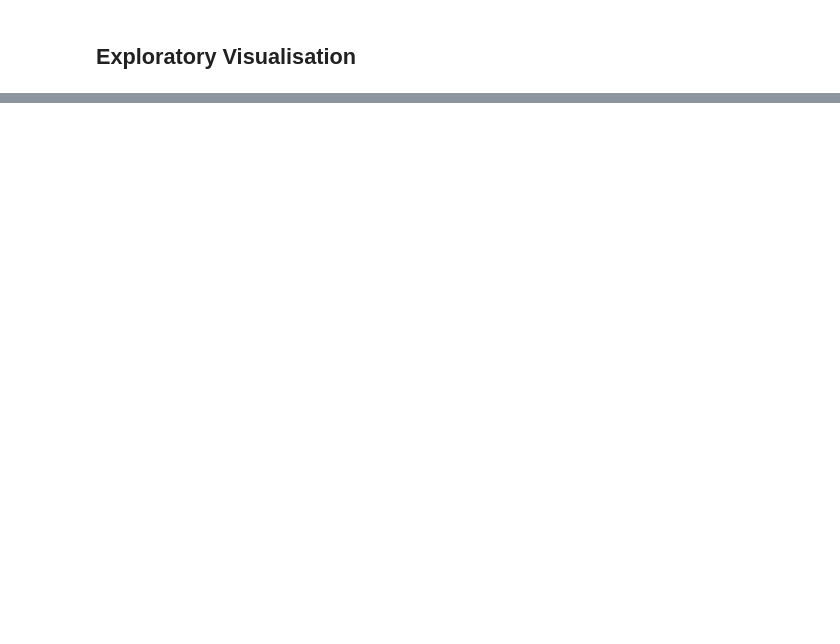
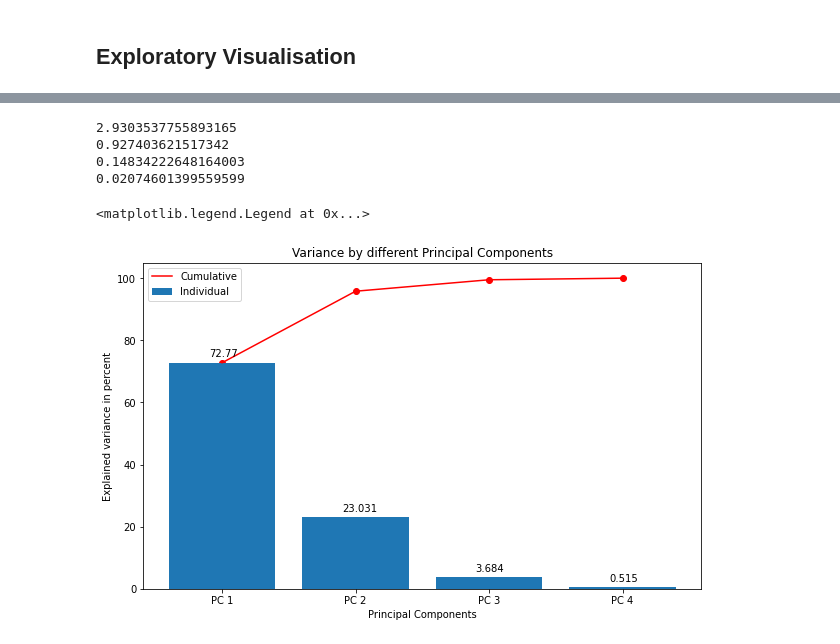
Before and after one commit to Devtown-India/-REVIEW-PCA-WORKBOOK, a Jupyter notebook: PCA.ipynb, the cells around one changed output, grey strips where cells are left out. Saved outputs shown, nothing was run; the diff lists cells and outputs as text; code cells hidden in the pictures; blank space fills up the shorter version.

```diff
--- a/PCA.ipynb
+++ b/PCA.ipynb
@@ -37,0 +89,4 @@ import seaborn as sns
+# %%
+import numpy as np
+X_std=(X-np.mean(X,axis=0))/np.std(X,axis=0)
+X_std
@@ -37,0 +119,4 @@ import seaborn as sns
+# %%
+mean_vec=np.mean(X_std,axis=0)
+cov_mat=((X_std-mean_vec).T).dot((X_std-mean_vec))/(X_std.shape[0]-1)
+cov_mat
@@ -37,0 +131,3 @@ import seaborn as sns
+# %%
+eig_vals,eig_vecs=np.linalg.eig(cov_mat)
+eig_vecs
@@ -37,0 +146,41 @@ import seaborn as sns
+# %%
+# Making a list of (eigen value,eigen vector) tuples
+
+eig_pairs=[[np.abs(eig_vals[i]),eig_vecs[:,i]] for i in range(len(eig_vals))]
+
+eig_pairs.sort()
+eig_pairs.reverse()
+
+for i in eig_pairs:
+    print(i[0])
+# If the largest element in absolute value in the eigen vectors is positive then dont do anything , else change all the values in thae vector to its opposite sign
+for i in eig_pairs:
+    if -1*min(i[1])>max(i[1]):
+        i[1]=-1*i[1]
+# %% [output]
+2.9303537755893165
+0.927403621517342
+0.14834222648164003
+0.02074601399559599
+# %%
+# Information(variance) attributed to each principal component
+
+total=sum(eig_vals)
+var=[(i/total)*100 for i in sorted(eig_vals,reverse=True)]
+cum_var=np.cumsum(var)
+
+x=['PC %s' %i for i in range(1,5)]
+fig,ax=plt.subplots(1,1,figsize=(10,6))
+plt.subplot(1,1,1)
+plt.bar(x,var,label='Individual')
+plt.scatter(x,cum_var,color='red')
+plt.plot(x,cum_var,color='red',label='Cumulative')
+plt.xlabel('Principal Components')
+plt.ylabel('Explained variance in percent')
+plt.title('Variance by different Principal Components')
+for index,value in enumerate(x):
+    plt.text(index-0.1,var[index]+2,str(round(var[index],3)))
+plt.legend()
+# %% [output]
+<matplotlib.legend.Legend at 0x...>
+[figure, added]
```
Also changed, not shown: parts of 16 cells of this notebook.
